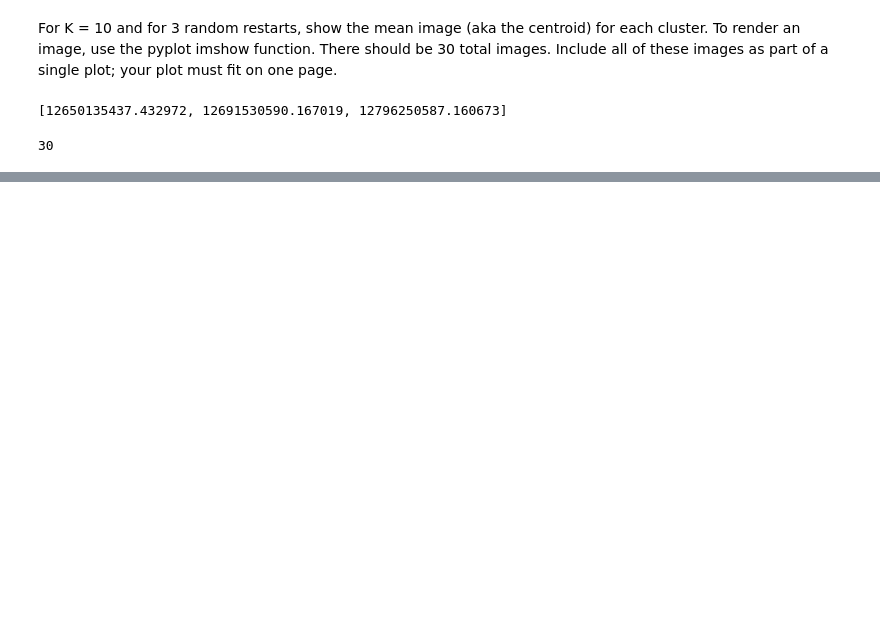
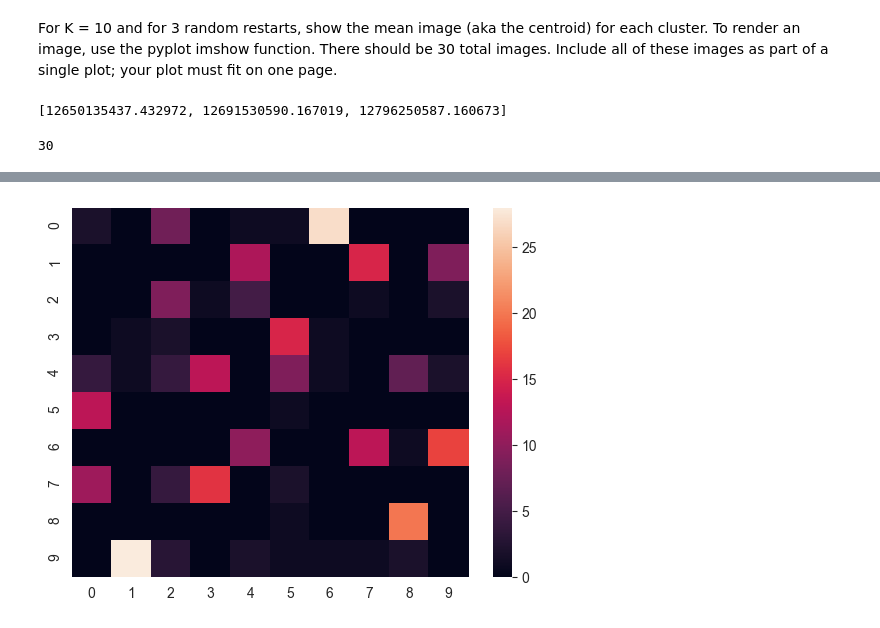
Before and after one commit to Plabrum/cs181-s21-homeworks, a Jupyter notebook: hw4/p1.ipynb, the cells around one changed output, grey strips where cells are left out. Saved outputs shown, nothing was run; the diff lists cells and outputs as text; code cells hidden in the pictures; blank space fills up the shorter version.

```diff
--- a/hw4/p1.ipynb
+++ b/hw4/p1.ipynb
@@ -258,0 +278,5 @@ plt.show()  # finally, render the plot
+# %%
+KMC = KMeans(K=10)
+KMC.fit(small_dataset)
+# %%
+re = KMC.resp
@@ -258,0 +287,2 @@ plt.show()  # finally, render the plot
+# %%
+classes = [np.argmax(row) for row in re]
@@ -258,0 +309,6 @@ plt.show()  # finally, render the plot
+# %%
+def confus(data,labels):
+    confusion = np.zeros(100).reshape(10,10)
+    for cluster, label in zip(data,labels):
+        confusion[cluster, label] += 1
+    return np.array(confusion)
@@ -258,0 +333,6 @@ plt.show()  # finally, render the plot
+# %%
+con = confus(classes, small_labels)
+df = pd.DataFrame(data=con)
+ax = sns.heatmap(df)
+# %% [output]
+[figure, added]
```
Also changed, not shown: parts of 12 cells of this notebook, 14 other files.
